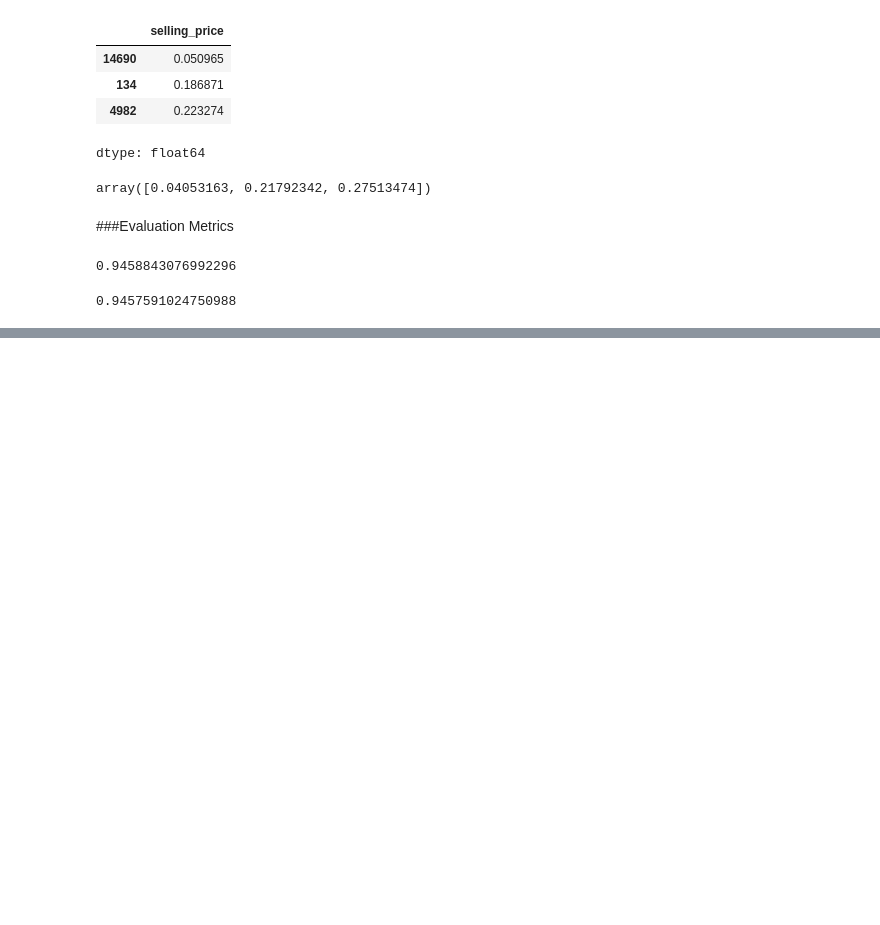
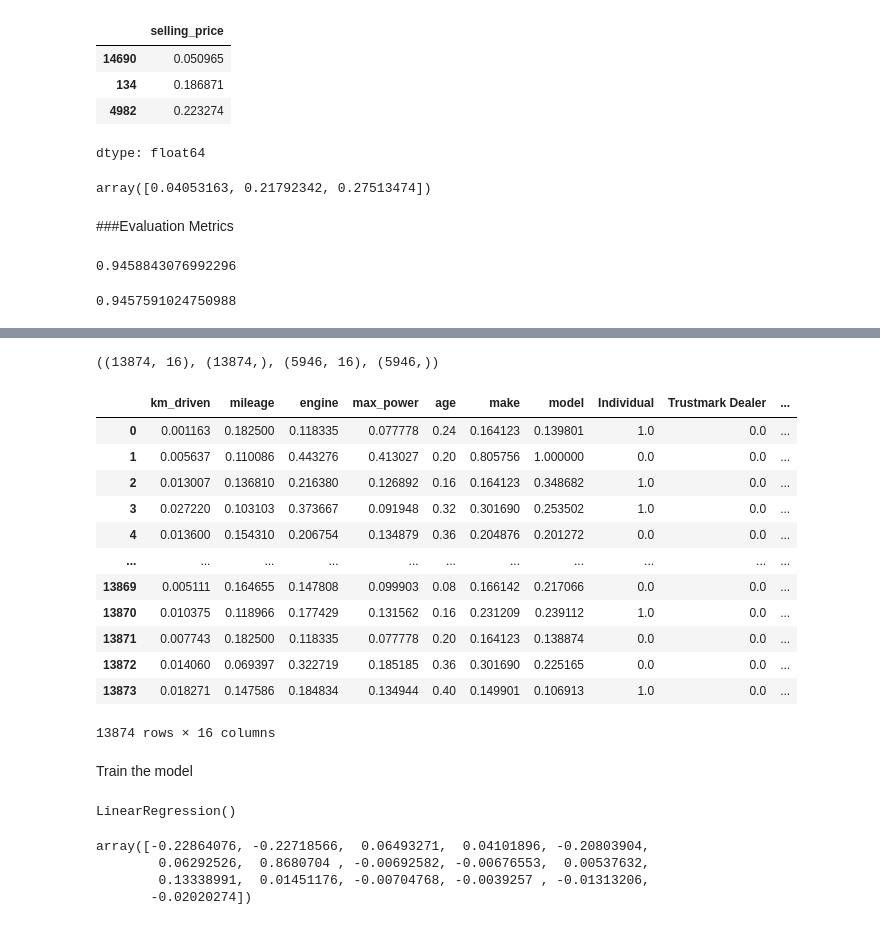
Before and after one commit to sr606/Machine-Learning_Practices, a Jupyter notebook: Linear_Regression_1_Notebook.ipynb, the cells around one changed output, grey strips where cells are left out. Saved outputs shown, nothing was run; the diff lists cells and outputs as text; code cells hidden in the pictures; blank space fills up the shorter version.

```diff
--- a/Linear_Regression_1_Notebook.ipynb
+++ b/Linear_Regression_1_Notebook.ipynb
@@ -255,0 +286,38 @@ model.score(X_train,y_train)
+# %%
+X_train.shape, y_train.shape, X_test.shape, y_test.shape
+# %% [output]
+((13874, 16), (13874,), (5946, 16), (5946,))
+# %%
+X_train
+# %% [output]
+|  | km_driven | mileage | engine | max_power | age | make | model | Individual | Trustmark Dealer | ... |
+| 0 | 0.001163 | 0.182500 | 0.118335 | 0.077778 | 0.24 | 0.164123 | 0.139801 | 1.0 | 0.0 | ... |
+| 1 | 0.005637 | 0.110086 | 0.443276 | 0.413027 | 0.20 | 0.805756 | 1.000000 | 0.0 | 0.0 | ... |
+| 2 | 0.013007 | 0.136810 | 0.216380 | 0.126892 | 0.16 | 0.164123 | 0.348682 | 1.0 | 0.0 | ... |
+| 3 | 0.027220 | 0.103103 | 0.373667 | 0.091948 | 0.32 | 0.301690 | 0.253502 | 1.0 | 0.0 | ... |
+| 4 | 0.013600 | 0.154310 | 0.206754 | 0.134879 | 0.36 | 0.204876 | 0.201272 | 0.0 | 0.0 | ... |
+| ... | ... | ... | ... | ... | ... | ... | ... | ... | ... | ... |
+| 13869 | 0.005111 | 0.164655 | 0.147808 | 0.099903 | 0.08 | 0.166142 | 0.217066 | 0.0 | 0.0 | ... |
+| 13870 | 0.010375 | 0.118966 | 0.177429 | 0.131562 | 0.16 | 0.231209 | 0.239112 | 1.0 | 0.0 | ... |
+| 13871 | 0.007743 | 0.182500 | 0.118335 | 0.077778 | 0.20 | 0.164123 | 0.138874 | 0.0 | 0.0 | ... |
+| 13872 | 0.014060 | 0.069397 | 0.322719 | 0.185185 | 0.36 | 0.301690 | 0.225165 | 0.0 | 0.0 | ... |
+| 13873 | 0.018271 | 0.147586 | 0.184834 | 0.134944 | 0.40 | 0.149901 | 0.106913 | 1.0 | 0.0 | ... |
+13874 rows × 16 columns
+# %% [markdown]
+Train the model
+# %%
+from sklearn.linear_model import LinearRegression
+
+model = LinearRegression()
+
+
+model.fit(X_train, y_train)
+# %% [output]
+LinearRegression()
+# %%
+model.coef_
+# %% [output]
+array([-0.22864076, -0.22718566,  0.06493271,  0.04101896, -0.20803904,
+        0.06292526,  0.8680704 , -0.00692582, -0.00676553,  0.00537632,
+        0.13338991,  0.01451176, -0.00704768, -0.0039257 , -0.01313206,
+       -0.02020274])
```
Also changed, not shown: parts of 19 cells of this notebook.
